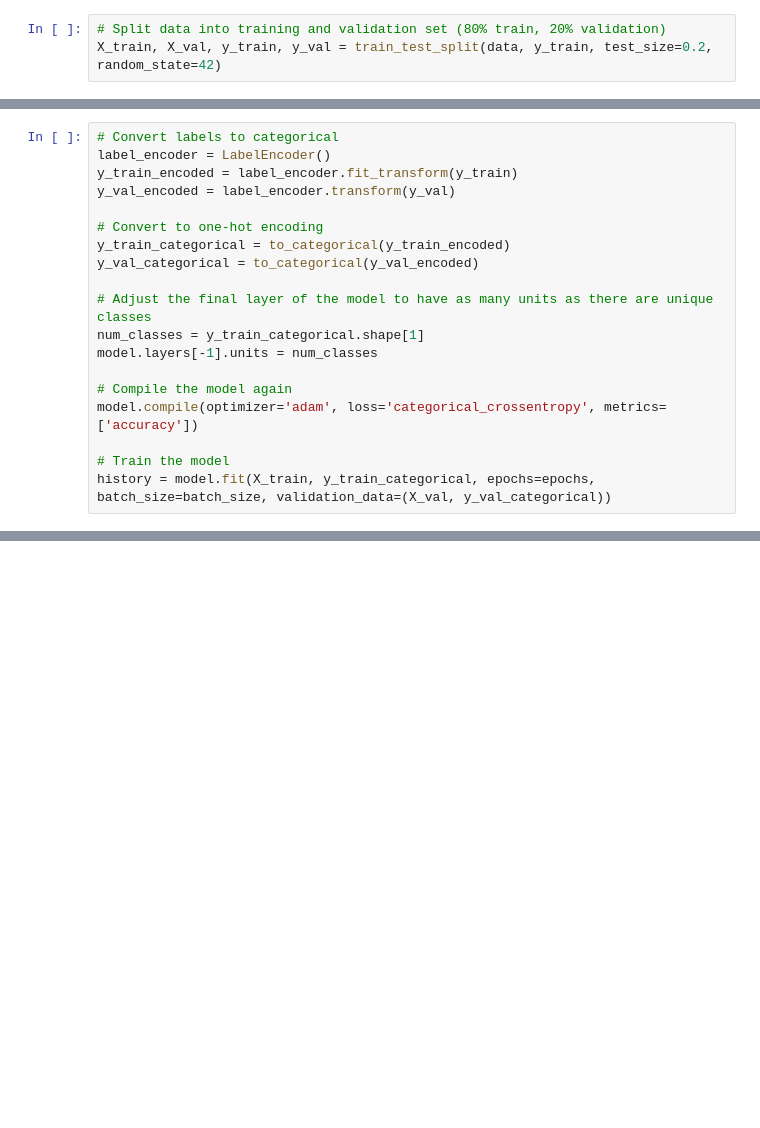
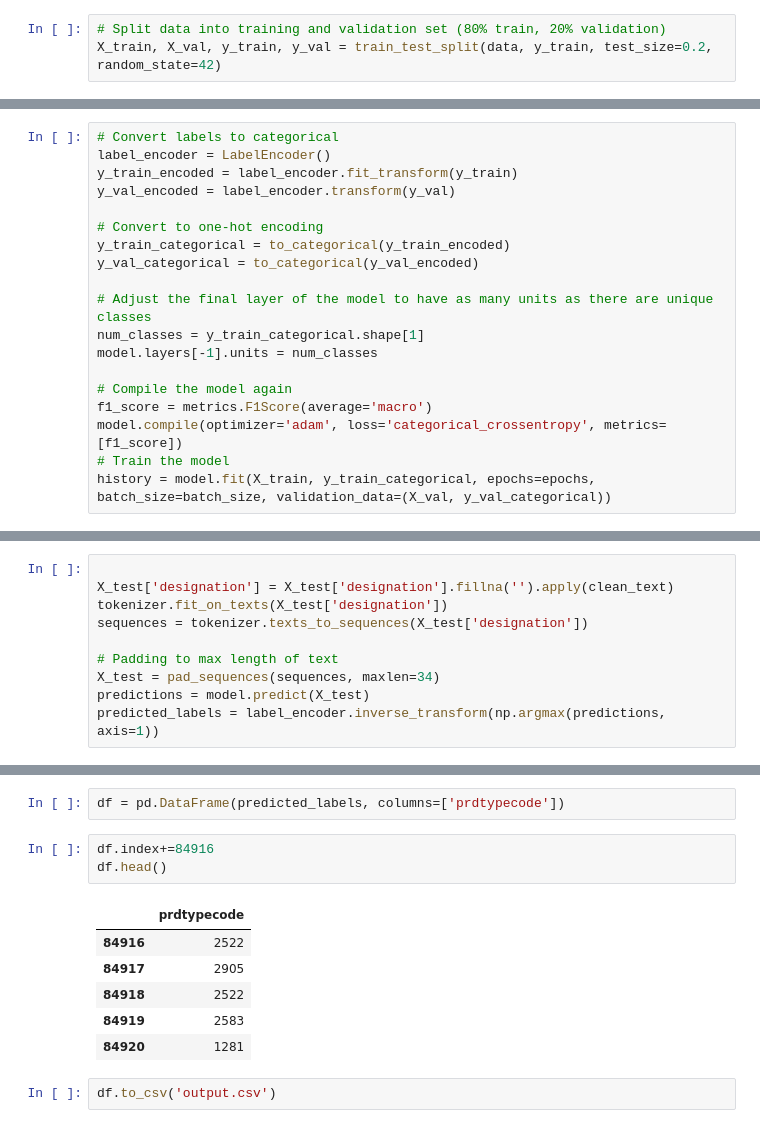
Before and after one commit to gatienc/multimodal_product_data_classification, a Jupyter notebook: notebooks/leon_text_model.ipynb, the cells around one changed output, grey strips where cells are left out. Cells and saved outputs as stored; diff of their text form; blank space fills up the shorter version.

```diff
--- a/notebooks/leon_text_model.ipynb
+++ b/notebooks/leon_text_model.ipynb
@@ -128,8 +130,8 @@ num_classes = y_train_categorical.shape[1]
 model.layers[-1].units = num_classes
 
 # Compile the model again
-model.compile(optimizer='adam', loss='categorical_crossentropy', metrics=['accuracy'])
-
+f1_score = metrics.F1Score(average='macro')
+model.compile(optimizer='adam', loss='categorical_crossentropy', metrics=[f1_score])
 # Train the model
 history = model.fit(X_train, y_train_categorical, epochs=epochs, batch_size=batch_size, validation_data=(X_val, y_val_categorical))
 # %% [output]
@@ -213,0 +225,10 @@ Predicted Label: 2583
+# %%
+
+X_test['designation'] = X_test['designation'].fillna('').apply(clean_text)
+tokenizer.fit_on_texts(X_test['designation'])
+sequences = tokenizer.texts_to_sequences(X_test['designation'])
+
+# Padding to max length of text
+X_test = pad_sequences(sequences, maxlen=34)
+predictions = model.predict(X_test)
+predicted_labels = label_encoder.inverse_transform(np.argmax(predictions, axis=1))
@@ -213,0 +237,14 @@ Predicted Label: 2583
+# %%
+df = pd.DataFrame(predicted_labels, columns=['prdtypecode'])
+# %%
+df.index+=84916
+df.head()
+# %% [output]
+|  | prdtypecode |
+| 84916 | 2522 |
+| 84917 | 2905 |
+| 84918 | 2522 |
+| 84919 | 2583 |
+| 84920 | 1281 |
+# %%
+df.to_csv('output.csv')
```
Also changed, not shown: parts of 13 cells of this notebook.
